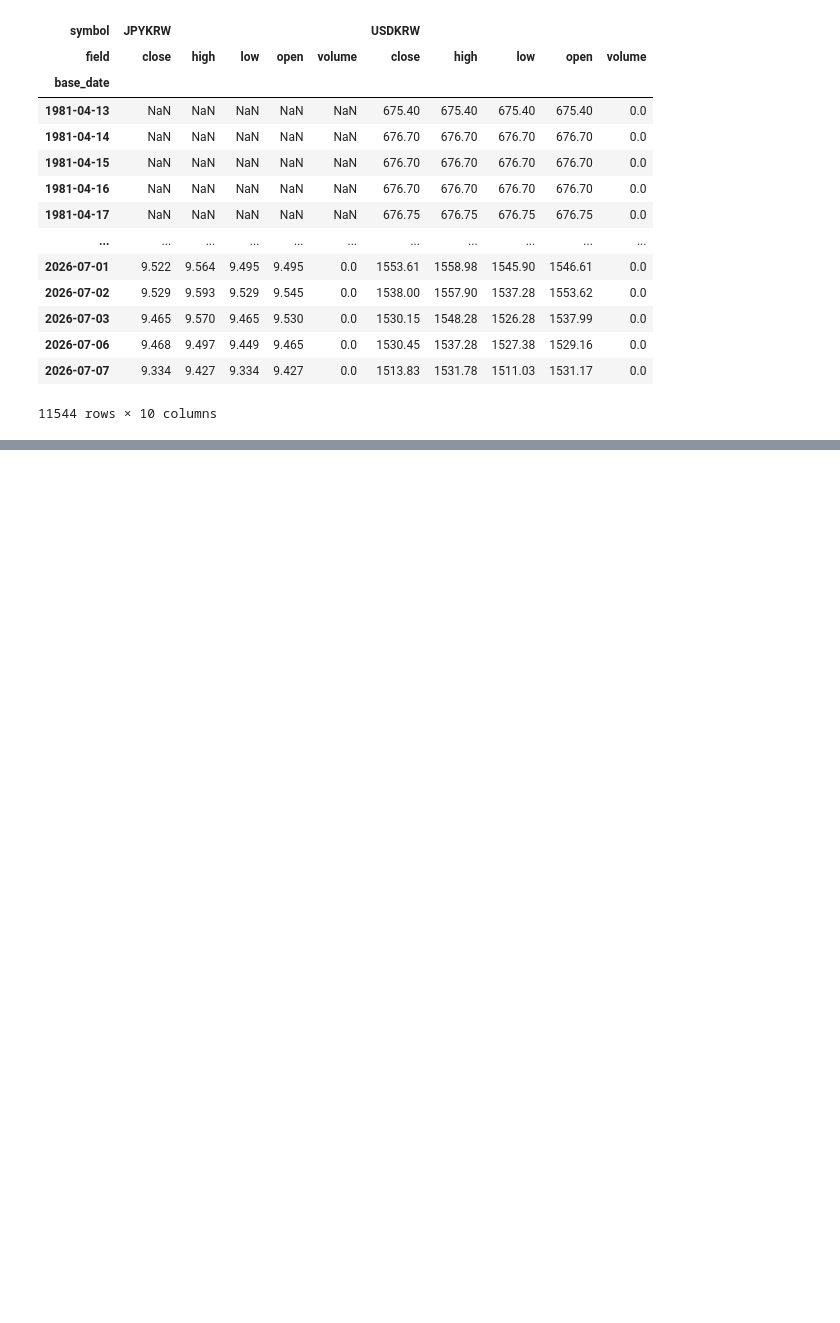
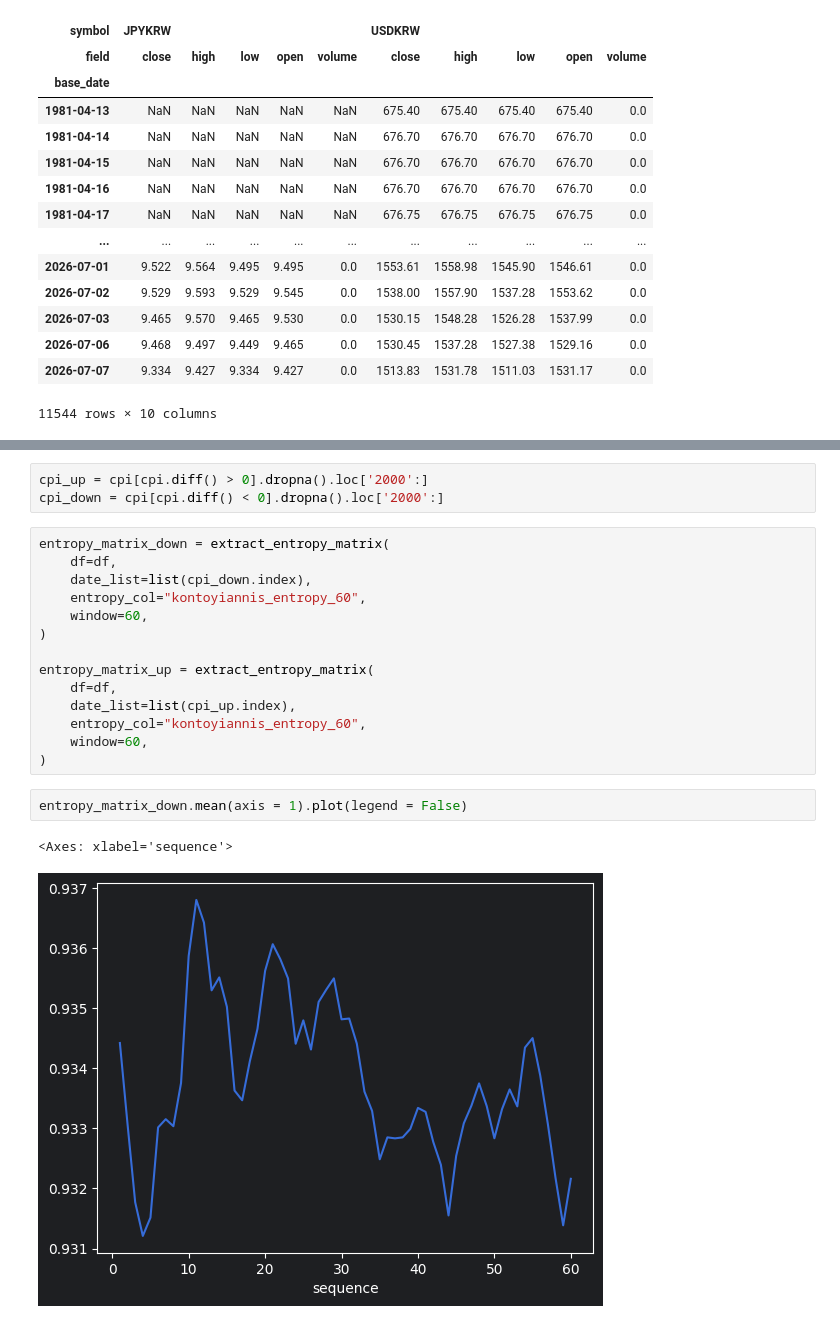
Before and after one commit to Tommylee1013/FinancialData, a Jupyter notebook: Notes/data_valid.ipynb, the cells around one changed output, grey strips where cells are left out. Saved outputs shown, nothing was run; the diff lists cells and outputs as text; blank space fills up the shorter version.

```diff
--- a/Notes/data_valid.ipynb
+++ b/Notes/data_valid.ipynb
@@ -327,0 +541,22 @@ NameError: name 'fx' is not defined
+# %%
+cpi_up = cpi[cpi.diff() > 0].dropna().loc['2000':]
+cpi_down = cpi[cpi.diff() < 0].dropna().loc['2000':]
+# %%
+entropy_matrix_down = extract_entropy_matrix(
+    df=df,
+    date_list=list(cpi_down.index),
+    entropy_col="kontoyiannis_entropy_60",
+    window=60,
+)
+
+entropy_matrix_up = extract_entropy_matrix(
+    df=df,
+    date_list=list(cpi_up.index),
+    entropy_col="kontoyiannis_entropy_60",
+    window=60,
+)
+# %%
+entropy_matrix_down.mean(axis = 1).plot(legend = False)
+# %% [output]
+<Axes: xlabel='sequence'>
+[figure, added]
```
Also changed, not shown: parts of 26 cells of this notebook, 11 other files.
